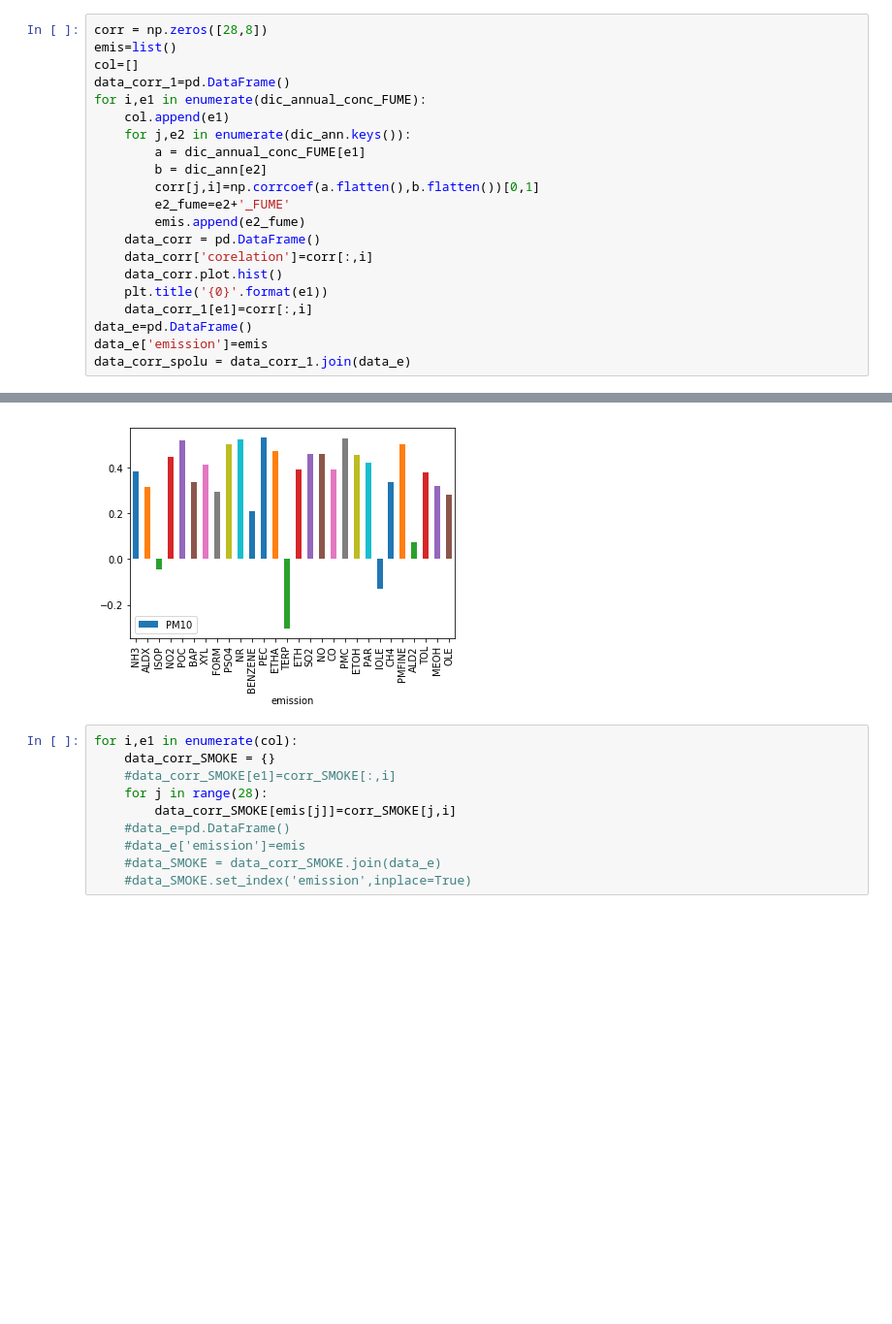
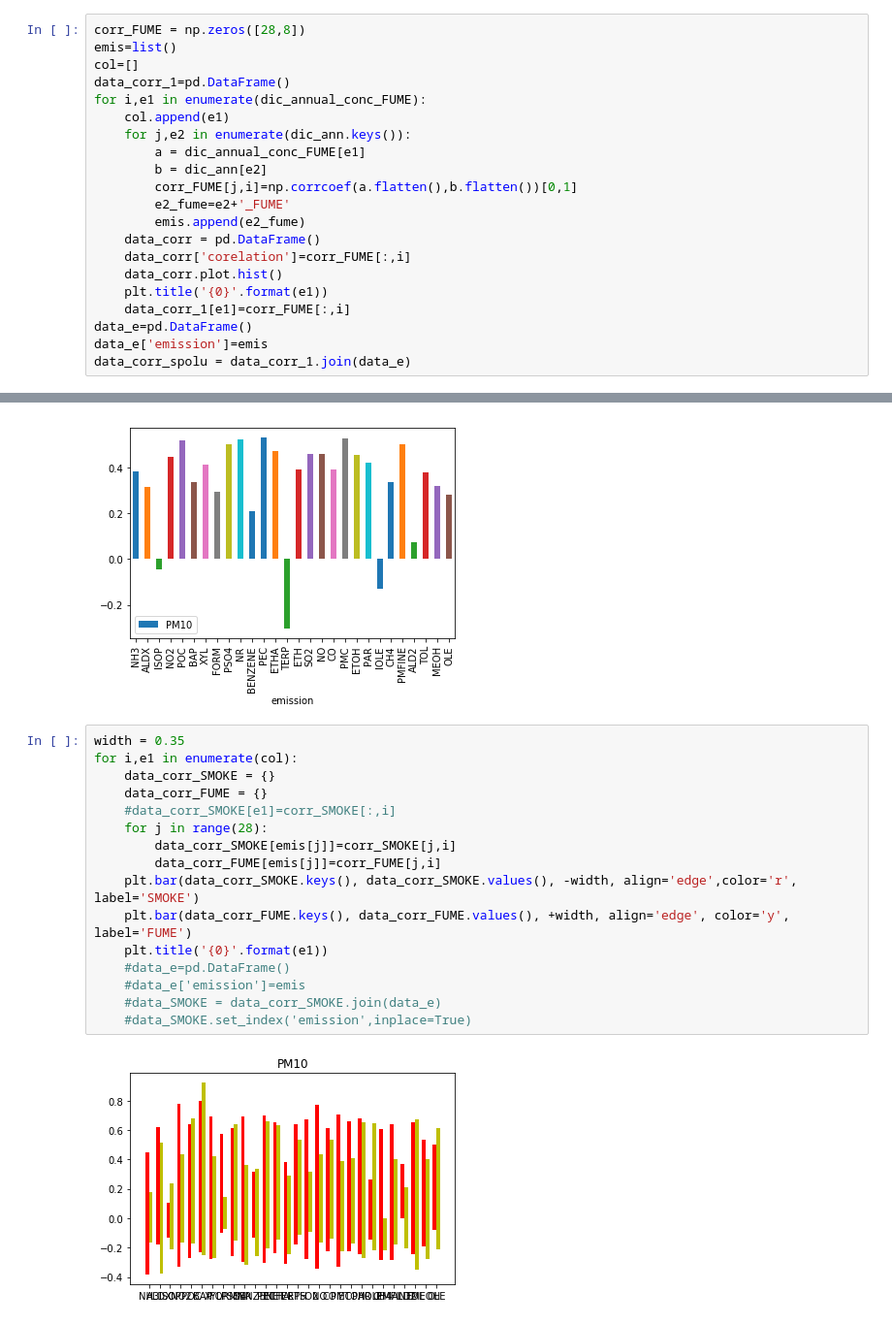
Before and after one commit to assaC/Domace_ulohySHMU, a Jupyter notebook: DU korelácia.ipynb, the cells around one changed output, grey strips where cells are left out. Shown at 97% size. Saved outputs shown, nothing was run; the diff lists cells and outputs as text; blank space fills up the shorter version.

Commit message:
pokus o bar plot

```diff
--- a/DU korelácia.ipynb
+++ b/DU korelácia.ipynb
@@ -55,7 +55,7 @@ for i in emissions.variables.keys():
        dic_ann[i]=np.array(emissions.variables[i][0,0,:,:])
       # data_corr['emissions']=list(emissions.variables.keys())[:]
 # %%
-corr = np.zeros([28,8])
+corr_FUME = np.zeros([28,8])
 emis=list()
 col=[]
 data_corr_1=pd.DataFrame()
@@ -64,14 +64,14 @@ for i,e1 in enumerate(dic_annual_conc_FUME):
     for j,e2 in enumerate(dic_ann.keys()):
         a = dic_annual_conc_FUME[e1]
         b = dic_ann[e2]
-        corr[j,i]=np.corrcoef(a.flatten(),b.flatten())[0,1]
+        corr_FUME[j,i]=np.corrcoef(a.flatten(),b.flatten())[0,1]
         e2_fume=e2+'_FUME'
         emis.append(e2_fume)
     data_corr = pd.DataFrame()
-    data_corr['corelation']=corr[:,i]
+    data_corr['corelation']=corr_FUME[:,i]
     data_corr.plot.hist()
     plt.title('{0}'.format(e1))
-    data_corr_1[e1]=corr[:,i]
+    data_corr_1[e1]=corr_FUME[:,i]
 data_e=pd.DataFrame()
 data_e['emission']=emis
 data_corr_spolu = data_corr_1.join(data_e)
@@ -176,14 +176,22 @@ for i in col:
 [figure]
 [figure]
 # %%
+width = 0.35
 for i,e1 in enumerate(col):
     data_corr_SMOKE = {}
+    data_corr_FUME = {}
     #data_corr_SMOKE[e1]=corr_SMOKE[:,i]
     for j in range(28):
         data_corr_SMOKE[emis[j]]=corr_SMOKE[j,i]
+        data_corr_FUME[emis[j]]=corr_FUME[j,i]
+    plt.bar(data_corr_SMOKE.keys(), data_corr_SMOKE.values(), -width, align='edge',color='r', label='SMOKE')
+    plt.bar(data_corr_FUME.keys(), data_corr_FUME.values(), +width, align='edge', color='y', label='FUME')
+    plt.title('{0}'.format(e1))
     #data_e=pd.DataFrame()
     #data_e['emission']=emis
     #data_SMOKE = data_corr_SMOKE.join(data_e)
     #data_SMOKE.set_index('emission',inplace=True)
+# %% [output]
+[figure, added]
 # %%
 data_corr_SMOKE
```
Also changed, not shown: parts of 1 cell of this notebook.
